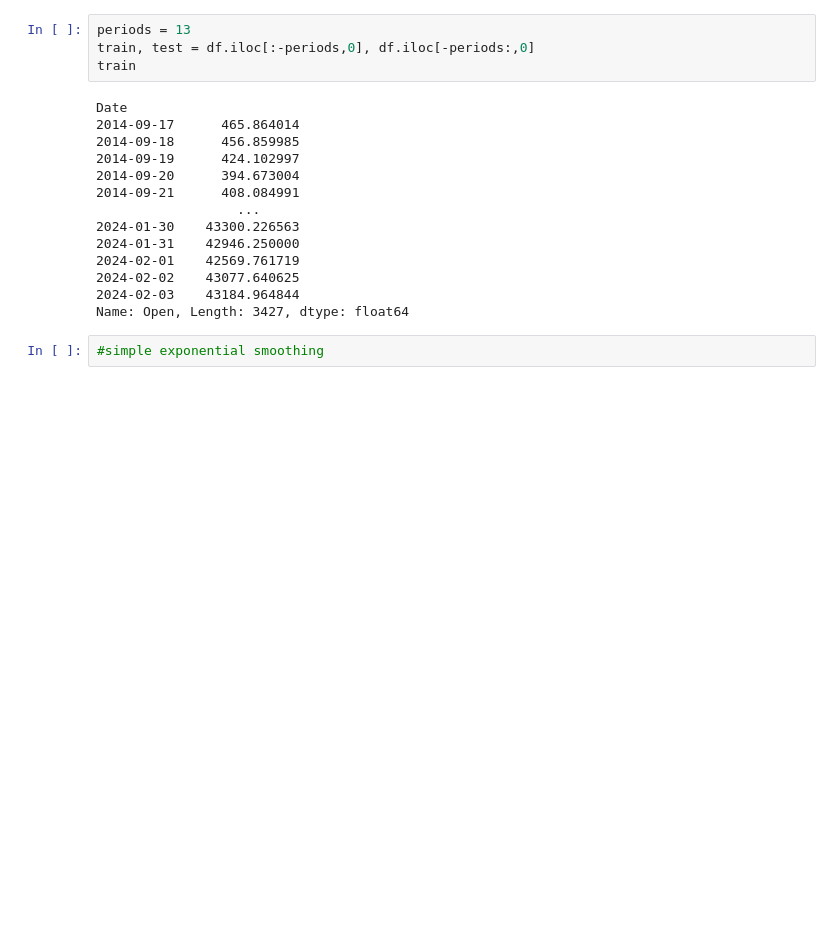
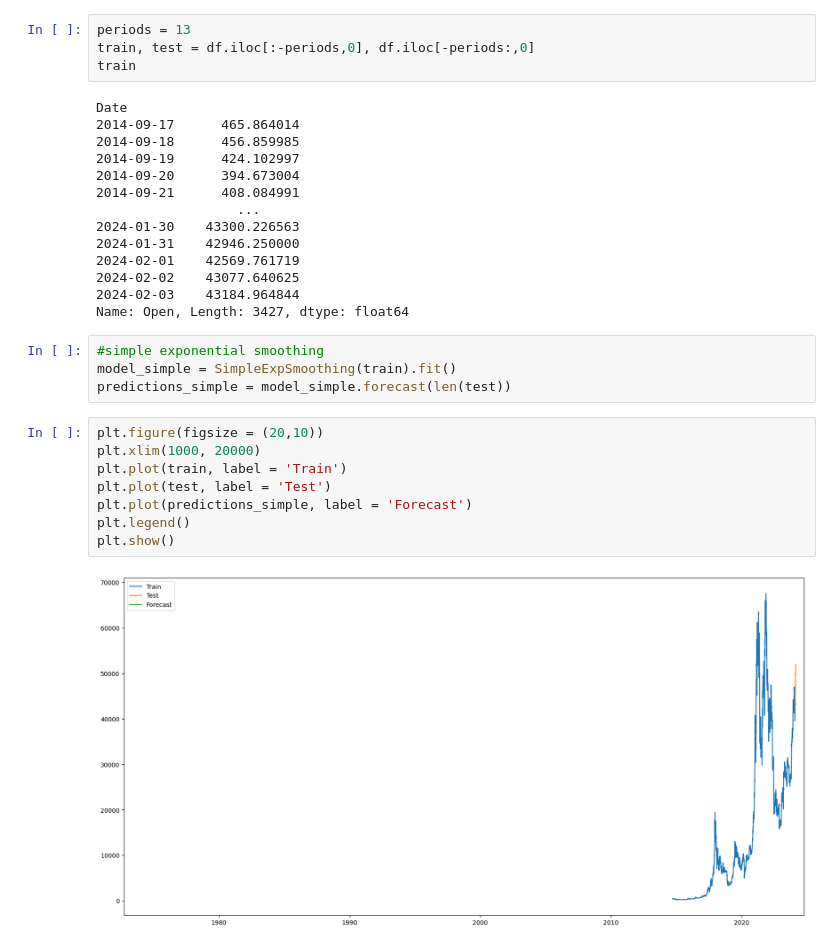
Before and after one commit to Grid-Resilience-Wentworth-Collaboration/time-series-tutorials-2025, a Jupyter notebook: Tutorial1.ipynb, the cells around one changed output. Saved outputs shown, nothing was run; the diff lists cells and outputs as text; blank space fills up the shorter version.

Commit message:
simple smoothing

```diff
--- a/Tutorial1.ipynb
+++ b/Tutorial1.ipynb
@@ -226,3 +226,15 @@ Date
 Name: Open, Length: 3427, dtype: float64
 # %%
 #simple exponential smoothing
+model_simple = SimpleExpSmoothing(train).fit()
+predictions_simple = model_simple.forecast(len(test))
+# %%
+plt.figure(figsize = (20,10))
+plt.xlim(1000, 20000)
+plt.plot(train, label = 'Train')
+plt.plot(test, label = 'Test')
+plt.plot(predictions_simple, label = 'Forecast')
+plt.legend()
+plt.show()
+# %% [output]
+[figure, added]
```
Also changed, not shown: parts of 1 cell of this notebook.
